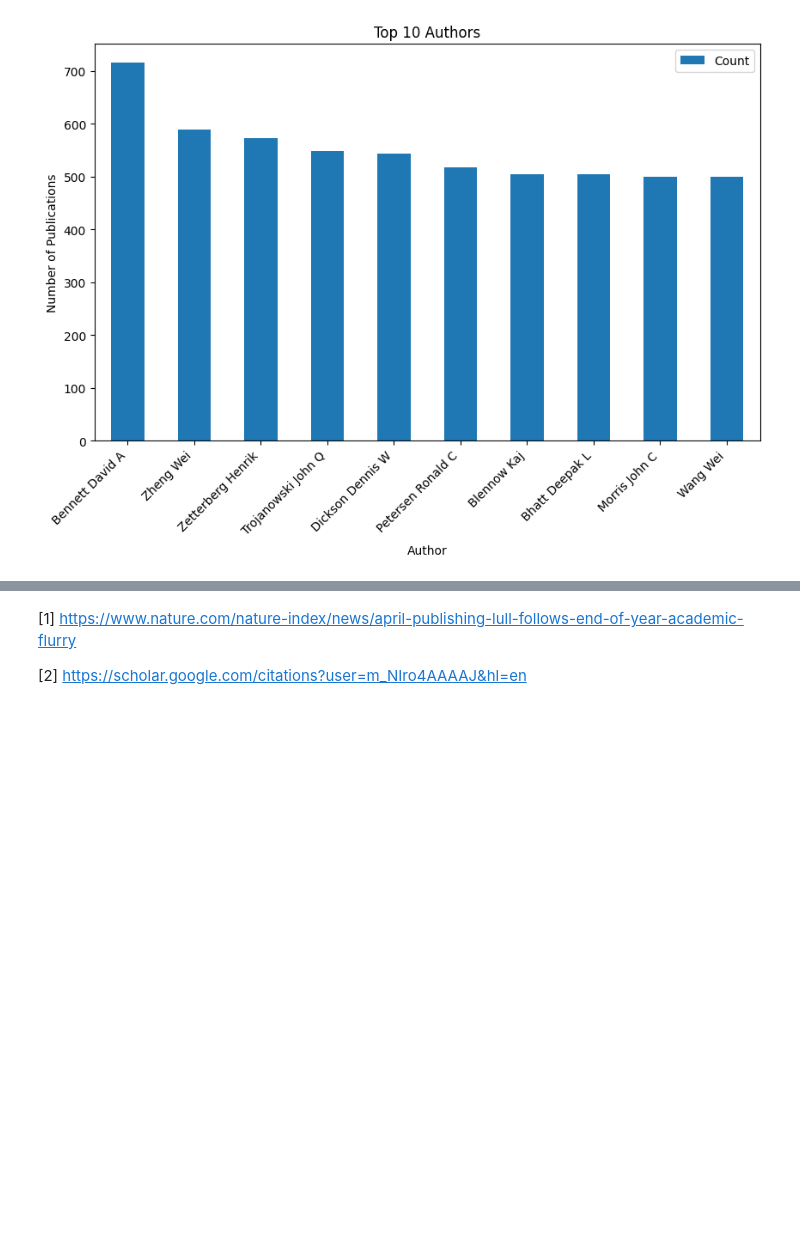
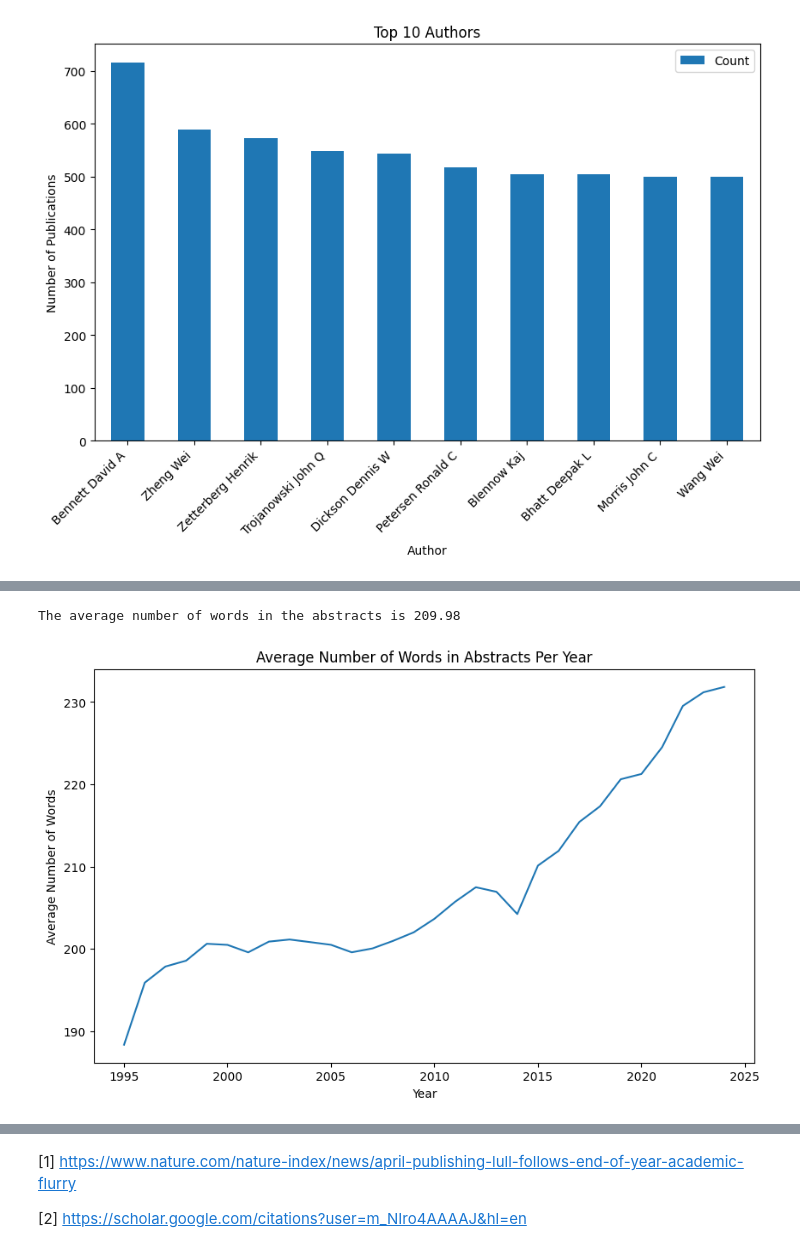
Before and after one commit to mateuszpliszka/PubMedResearch, a Jupyter notebook: Notebooks/3.EDA.ipynb, the cells around one changed output, grey strips where cells are left out. Saved outputs shown, nothing was run; the diff lists cells and outputs as text; code cells hidden in the pictures; blank space fills up the shorter version.

```diff
--- a/Notebooks/3.EDA.ipynb
+++ b/Notebooks/3.EDA.ipynb
@@ -149,0 +121,15 @@ print(f"The average length of the abstracts is {average_abstract_length:.2f} cha
+# %%
+df['abstract_word_count'] = df['abstract'].apply(lambda x: len(x.split()))
+average_abstract_word_count = df['abstract_word_count'].mean()
+print(f"The average number of words in the abstracts is {average_abstract_word_count:.2f}")
+# %% [output]
+The average number of words in the abstracts is 209.98
+# %%
+avg_words_per_year = df.groupby(df['parsed_date'].dt.year)['abstract_word_count'].mean()
+
+avg_words_per_year.plot(kind='line', figsize=(10, 6), title='Average Number of Words in Abstracts Per Year')
+plt.xlabel('Year')
+plt.ylabel('Average Number of Words')
+plt.show()
+# %% [output]
+[figure, added]
```
Also changed, not shown: parts of 17 cells of this notebook.
